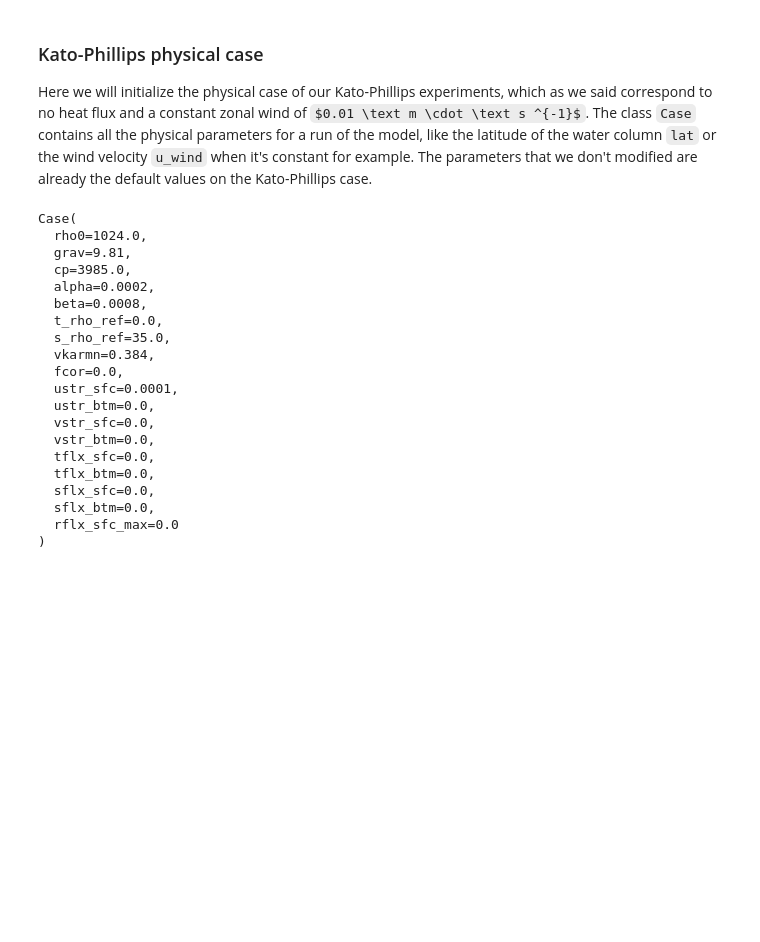
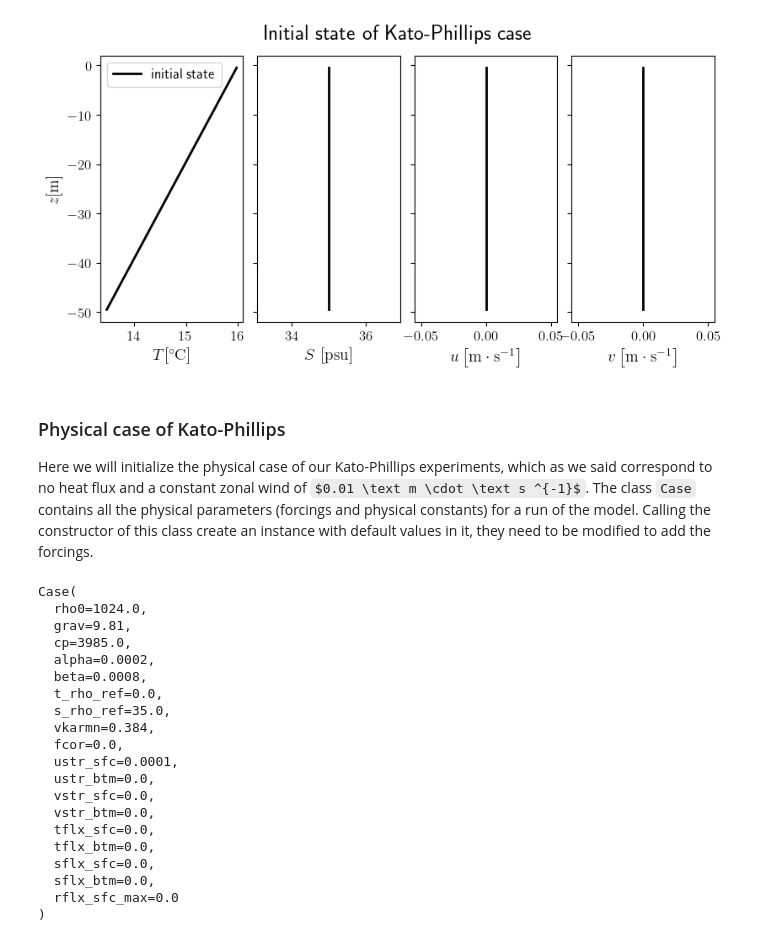
Before and after one commit to meom-group/tunax, a Jupyter notebook: notebooks/k-epsilon_Kato-Phillips.ipynb, the cells around one changed output. Drawn from its saved outputs; the diff is of its cells as text; code cells hidden in the pictures; some formulas as TeX source; blank space fills up the shorter version.

Commit message:
Clean KP notebook, loss output
- fix Case lat bug
- adding output for loss functions values
- add empty initialisation State

```diff
--- a/notebooks/k-epsilon_Kato-Phillips.ipynb
+++ b/notebooks/k-epsilon_Kato-Phillips.ipynb
@@ -27,6 +42,6 @@ The initial state for the Kato-Phillips idealized case is defind by zero velocit
 # %%
-from state import State
-state0 = State(grid)
-state0 = state0.init_all()
-state0 = state0.init_t(hmxl=0., t_sfc=16.)
-state0 = state0.init_s(hmxl=100)
+from tunax import State
+init_state = State.zeros(grid)
+init_state = init_state.init_t(hmxl=0., t_sfc=16.)
+init_state = init_state.init_s(hmxl=100)
+init_state
@@ -33,4 +56,28 @@ state0 = state0.init_s(hmxl=100)
+# %%
+zr = grid.zr
+
+sp: subplot_1D_type = plt.subplots(1, 4, sharey=True, figsize=(8, 4))
+fig, [ax_t, ax_s, ax_u, ax_v] = sp
+fig.tight_layout(rect=[0, 0.0, 1, 0.94])
+fig.subplots_adjust(wspace=0.1)
+
+ax_t.plot(init_state.t, zr, 'k', label='initial state')
+ax_s.plot(init_state.s, zr, 'k')
+ax_u.plot(init_state.u, zr, 'k')
+ax_v.plot(init_state.v, zr, 'k')
+
+ax_t.set_xlabel(r'$T [{}^\circ\mathrm C]$')
+ax_s.set_xlabel(r'$S \ [\mathrm{psu}]$')
+ax_u.set_xlabel(r'$u \left[\mathrm m \cdot \mathrm s^{-1}\right]$')
+ax_v.set_xlabel(r'$v \left[\mathrm m \cdot \mathrm s^{-1}\right]$')
+ax_t.set_ylabel(r'$z [\mathrm m]$')
+ax_t.legend()
+fig.suptitle('Initial state of Kato-Phillips case')
+
+plt.show()
+# %% [output]
+[figure, added]
 # %% [markdown]
-### Kato-Phillips physical case
-Here we will initialize the physical case of our Kato-Phillips experiments, which as we said correspond to no heat flux and a constant zonal wind of $0.01 \text m \cdot \text s ^{-1}$. The class `Case` contains all the physical parameters for a run of the model, like the latitude of the water column `lat` or the wind velocity `u_wind` when it's constant for example. The parameters that we don't modified are already the default values on the Kato-Phillips case.
+### Physical case of Kato-Phillips
+Here we will initialize the physical case of our Kato-Phillips experiments, which as we said correspond to no heat flux and a constant zonal wind of $0.01 \text m \cdot \text s ^{-1}$. The class `Case` contains all the physical parameters (forcings and physical constants) for a run of the model. Calling the constructor of this class create an instance with default values in it, they need to be modified to add the forcings.
 # %%
```
Also changed, not shown: parts of 56 cells of this notebook, 11 other files.
